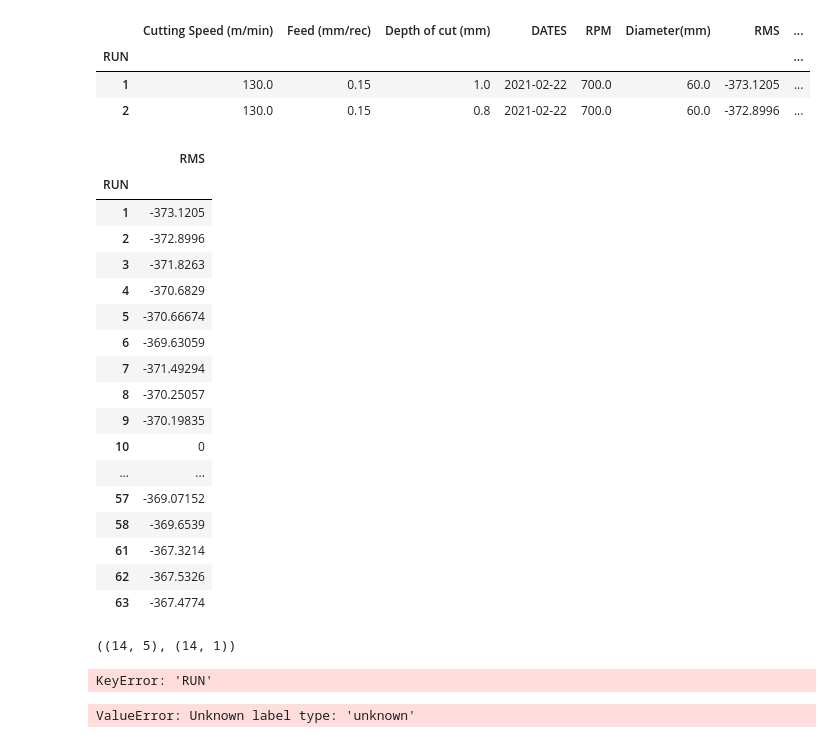
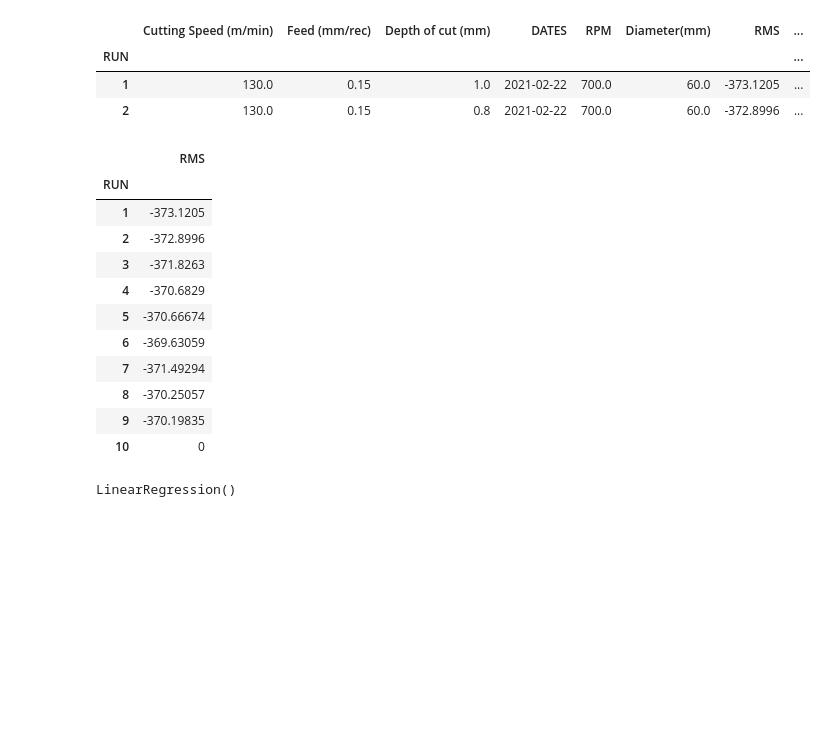
Before and after one commit to Swapnanil70/FSM_Internship_2021_codes, a Jupyter notebook: 1st_regression_model.ipynb, the cells around one changed output. Cells and saved outputs as stored; diff of their text form; code cells hidden in the pictures; blank space fills up the shorter version.

Commit message:
Model trained and predicted submitted for review

```diff
--- a/1st_regression_model.ipynb
+++ b/1st_regression_model.ipynb
@@ -64,41 +64,24 @@ y = y[1:]
 X = X[1:]
 # %%
 y[9:10] = 0
-y
+y.head(10)
 # %% [output]
 |  | RMS |
 | RUN |  |
 | 1 | -373.1205 |
 | 2 | -372.8996 |
 | 3 | -371.8263 |
 | 4 | -370.6829 |
 | 5 | -370.66674 |
 | 6 | -369.63059 |
 | 7 | -371.49294 |
 | 8 | -370.25057 |
 | 9 | -370.19835 |
 | 10 | 0 |
-| ... | ... |
-| 57 | -369.07152 |
-| 58 | -369.6539 |
-| 61 | -367.3214 |
-| 62 | -367.5326 |
-| 63 | -367.4774 |
 # %%
 X_train, X_test, y_train, y_test = train_test_split(X, y, random_state = 5)
-# %%
-X_train.shape, y_train.shape
-X_test.shape, y_test.shape
-# %% [output]
-((14, 5), (14, 1))
-# %%
-y_train['RUN']
-# %% [output]
-KeyError: 'RUN'
 # %%
-#lr = LinearRegression()
-#lr.fit(X_train, y_train)
-svc = svm.LinearSVC(random_state = 5)
-svc.fit(X_train, y_train)
+lr = LinearRegression()
+lr.fit(X_train, y_train)
 # %% [output]
-ValueError: Unknown label type: 'unknown'
+LinearRegression()
```
Also changed, not shown: parts of 9 cells of this notebook.
